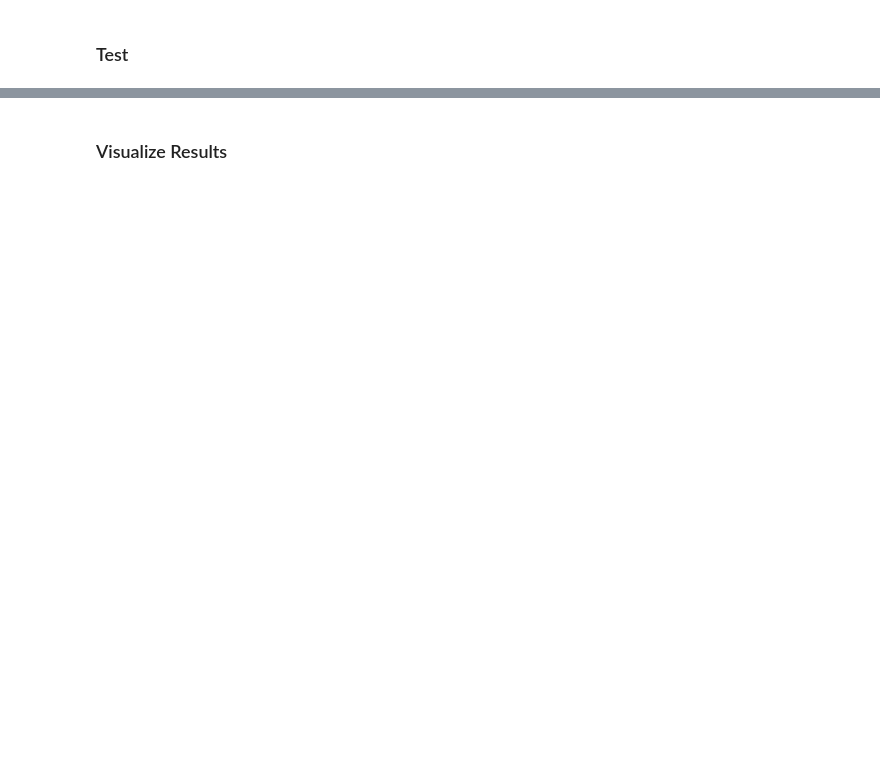
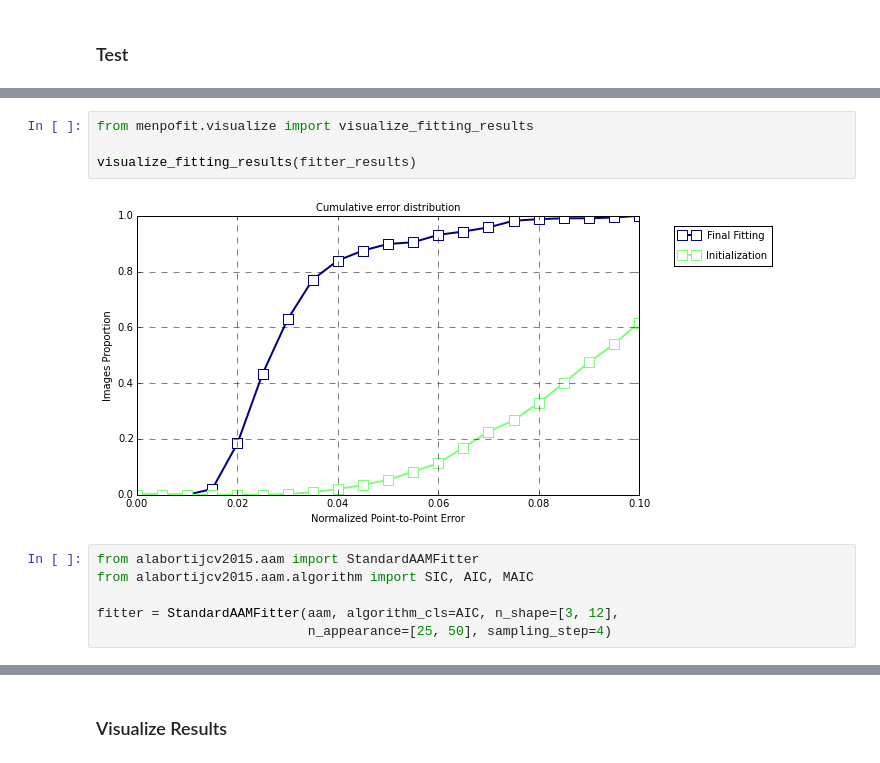
Before and after one commit to jalabort/alabortijcv2015, a Jupyter notebook: notebooks/AlabortIJCV2015.ipynb, the cells around one changed output, grey strips where cells are left out. Drawn from its saved outputs; the diff is of its cells as text; blank space fills up the shorter version.

```diff
--- a/notebooks/AlabortIJCV2015.ipynb
+++ b/notebooks/AlabortIJCV2015.ipynb
@@ -164,0 +139,12 @@ Final error: 0.0402
+# %%
+from menpofit.visualize import visualize_fitting_results
+
+visualize_fitting_results(fitter_results)
+# %% [output]
+[figure, added]
+# %%
+from alabortijcv2015.aam import StandardAAMFitter
+from alabortijcv2015.aam.algorithm import SIC, AIC, MAIC
+
+fitter = StandardAAMFitter(aam, algorithm_cls=AIC, n_shape=[3, 12],
+                           n_appearance=[25, 50], sampling_step=4)
```
Also changed, not shown: parts of 27 cells of this notebook, 1 other file.
